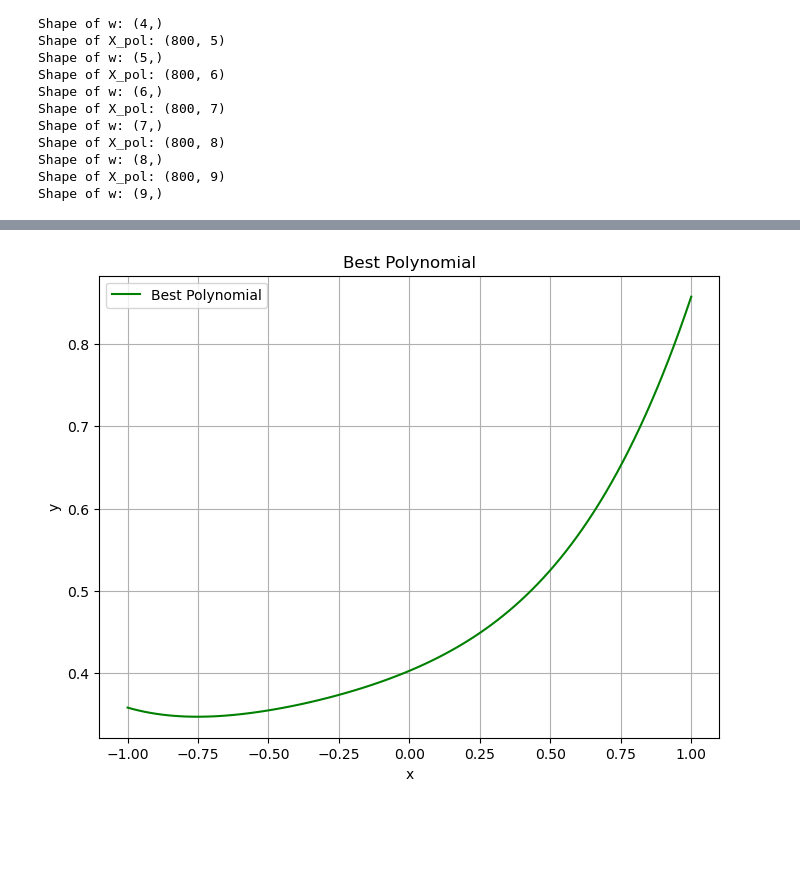
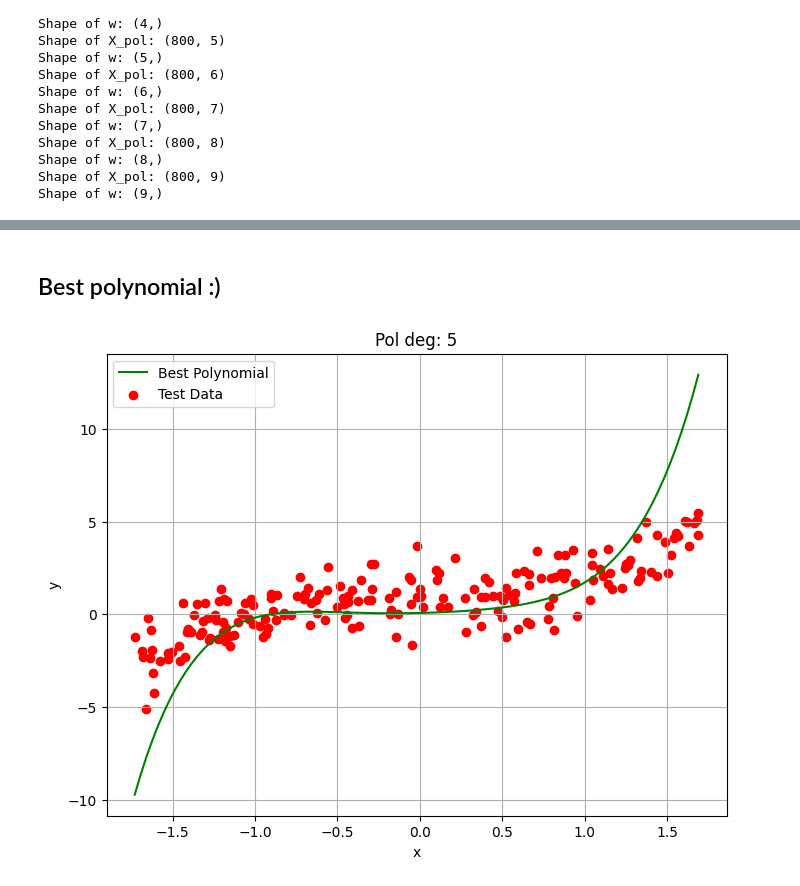
Before and after one commit to avadoe/FoDS-Assignment-1, a Jupyter notebook: 1_a.ipynb, the cells around one changed output, grey strips where cells are left out. Saved outputs shown, nothing was run; the diff lists cells and outputs as text; code cells hidden in the pictures; blank space fills up the shorter version.

```diff
--- a/1_a.ipynb
+++ b/1_a.ipynb
@@ -78,30 +68,37 @@ X_train[:5], y_train[:5]
 # %% [markdown]
 ## Training
 # %%
-lr, num_itrs = 0.0005, 500
+lr, num_itrs = 0.01, 500
 
 mses = []
 ws, bs = [], []
+ws_e, bs_e = [], []
+
 
 for degree in degrees:
     X_pol = create_pol(X_train, degree)
     print(f'Shape of X_pol: {X_pol.shape}')
 
-    w = np.zeros(X_pol.shape[1])
+    w = np.random.random(X_pol.shape[1])
     print(f'Shape of w: {w.shape}')
 
     b = 0
-
+    w_e = []
+    b_e = []
     for _ in range(num_itrs):
-        prediction = X_pol.dot(w) + b
-        gradient_w = (1/len(train_data)) * X_pol.T.dot(prediction - y_train)
-        gradient_b = (1/len(train_data)) * np.sum(prediction - y_train)
-
+        y_pred = X_pol.dot(w) + b
+        m = X_pol.shape[0]
+        gradient_w = (1/m) * X_pol.T.dot(y_pred - y_train)
+        gradient_b = (1/m) * np.sum(y_pred - y_train)
         w -= lr * gradient_w
         b -= lr * gradient_b
+        w_e.append(w)
+        b_e.append(b)
 
     ws.append(w)
     bs.append(b)
+    ws_e.append(w_e)
+    bs_e.append(b_e)
 
     mse = np.mean((X_pol.dot(w) + b - y_train)**2)
     mses.append(mse)
@@ -230,0 +145,4 @@ test_mses
+# %%
+print(f"Min test mse is {min(test_mses)} for degree {test_mses.index(min(test_mses))+1}")
+best_degree = test_mses.index(min(test_mses))+1
+print(f'Test MSEs: {test_mses}')
@@ -261,3 +168,0 @@ sorted_map
-# %%
-best_degree = min(map, key=map.get)
-print(f'The best degree for the polynomial regression is: {best_degree}')
@@ -299,11 +225,20 @@ y_vals = b_best + np.polyval(coefficients, X_vals)
+# %% [markdown]
+## Best polynomial :)
 # %%
+X_vals = np.linspace(min(X_test), max(X_test), 100)
+t = best_degree -1
+weights = ws[t]
+weights = np.append(weights,bs[t])
+weights = weights[::-1]
+y_vals = np.polyval( weights, X_vals)
 plt.figure(figsize=(8, 6))
 plt.plot(X_vals, y_vals, label='Best Polynomial', color='g')
+plt.scatter(X_test, y_test, label='Test Data', color='r')
 plt.xlabel('x')
 plt.ylabel('y')
-plt.title('Best Polynomial')
+plt.title(f'Pol deg: {t+1}')
 plt.legend()
 plt.grid(True)
 plt.show()
 # %% [output]
-[figure, old version]
+[figure, new version]
```
Also changed, not shown: parts of 32 cells of this notebook, 1 other file.
